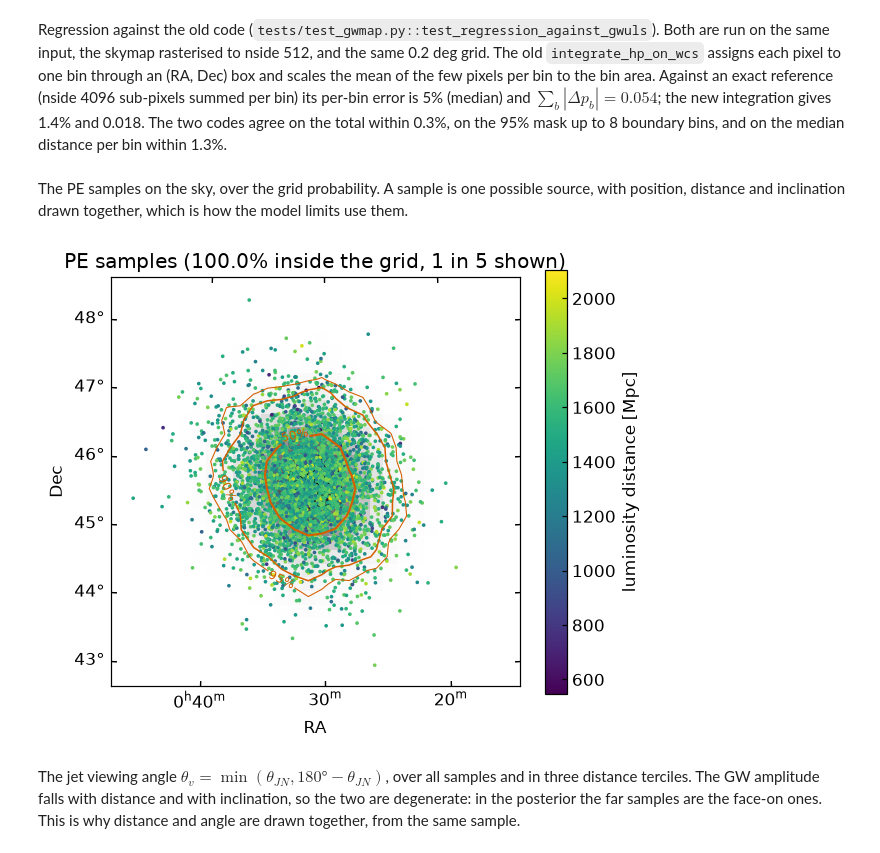
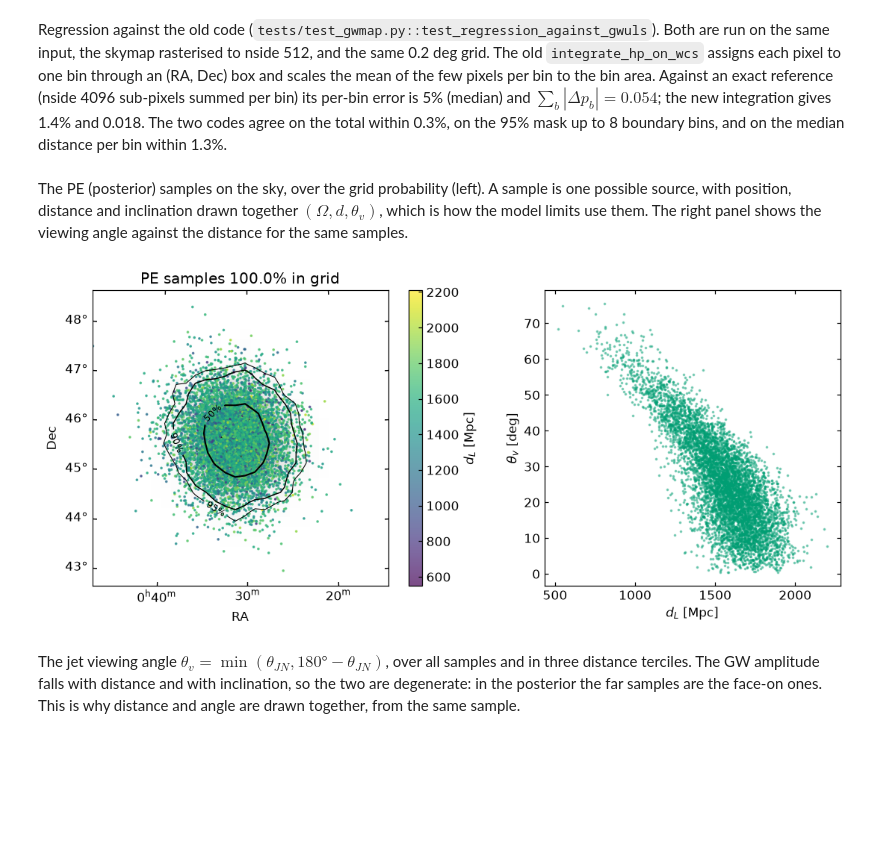
Before and after one commit to juanjq/uncertain-uls, a Jupyter notebook: studies/0_tools/01_gw_map.ipynb, the cells around one changed output. Saved outputs shown, nothing was run; the diff lists cells and outputs as text; code cells hidden in the pictures; blank space fills up the shorter version.

```diff
--- a/studies/0_tools/01_gw_map.ipynb
+++ b/studies/0_tools/01_gw_map.ipynb
@@ -33,10 +33,11 @@ import astropy_healpix as ah
 from astropy.coordinates import SkyCoord
 from gammapy.maps import WcsGeom
 from ligo.skymap.distance import marginal_pdf
+import ligo.skymap.plot
 
 from uuls import gwmap, gwpe, paths, cache
 from uuls.figures import FigureSaver, COLORS
 
 figs = FigureSaver("0_tools", "01_gw_map")
-SKYMAP = paths.GW_SKYMAPS / "S240615dg.fits"
 EVENT = "S240615dg"
+SKYMAP = paths.GW_SKYMAPS / f"{EVENT}.fits"
@@ -79,8 +82,12 @@ For the contours, each bin centre gets the credible level of the HEALPix pixel u
 ra_c, dec_c = (c.value for c in gw.geom.get_coord(mode="center")[:2])
 levels_img = gwmap.credible_levels(sky)[sky.lookup(ra_c, dec_c)]
 
-def sky_axes(fig):
-    ax = fig.add_subplot(111, projection=gw.geom.wcs)
+def sky_axes(fig, pos=111):
+    """pos: subplot code (e.g. 111) or an [left, bottom, width, height] rectangle in figure fractions."""
+    if isinstance(pos, (tuple, list)):
+        ax = fig.add_axes(pos, projection=gw.geom.wcs)
+    else:
+        ax = fig.add_subplot(pos, projection=gw.geom.wcs)
     ax.coords[0].set_axislabel("RA")
     ax.coords[1].set_axislabel("Dec")
     return ax
@@ -189,23 +195,30 @@ sub-pixels summed per bin) its per-bin error is 5% (median) and $\sum_b |\Delta
 the new integration gives 1.4% and 0.018. The two codes agree on the total within 0.3%, on the
 95% mask up to 8 boundary bins, and on the median distance per bin within 1.3%.
 # %% [markdown]
-The PE samples on the sky, over the grid probability. A sample is one possible source, with
-position, distance and inclination drawn together, which is how the model limits use them.
+The PE (posterior) samples on the sky, over the grid probability (left). A sample is one possible
+source, with position, distance and inclination drawn together $(\Omega, d, \theta_v)$, which is how the
+model limits use them. The right panel shows the viewing angle against the distance for the same samples.
 # %%
 in_grid = gw.geom.contains(SkyCoord(samples["ra"], samples["dec"], unit="deg"))
-fig = plt.figure(figsize=(6, 5))
-ax = sky_axes(fig)
+W, H = 11, 4.8                       # figure size in inches
+h = 3.6 / H                          # both panels are 3.6 in tall and square
+fig = plt.figure(figsize=(W, H))
+ax = sky_axes(fig, pos=[0.07, (1 - h) / 2, 3.6 / W, h])
 ax.imshow(gw.prob, origin="lower", cmap="Greys")
-contours(ax, color=COLORS[3])
-sub = samples[in_grid][::5]
-sc = ax.scatter(sub["ra"], sub["dec"], s=2, c=sub["luminosity_distance"], cmap="viridis",
-                transform=ax.get_transform("icrs"))
-fig.colorbar(sc, ax=ax, label="luminosity distance [Mpc]")
-ax.set_title(f"PE samples ({in_grid.mean():.1%} inside the grid, 1 in 5 shown)")
+contours(ax, color="0")
+sub = samples[in_grid][::3]
+sc = ax.scatter(sub["ra"], sub["dec"], s=2, c=sub["luminosity_distance"], cmap="viridis", transform=ax.get_transform("icrs"), alpha=0.7)
+ax.set_title(f"PE samples {in_grid.mean():.1%} in grid")
+cax = fig.add_axes([0.42, (1 - h) / 2, 0.015, h])
+fig.colorbar(sc, cax=cax, label="$d_L$ [Mpc]")
+
+ax2 = fig.add_axes([0.57, (1 - h) / 2, 3.6 / W, h])
+ax2.scatter(samples["luminosity_distance"][::3], samples["theta_v"][::3], s=2, color=COLORS[2], alpha=0.4)
+ax2.set(xlabel="$d_L$ [Mpc]", ylabel=r"$\theta_v$ [deg]")
 figs.save(fig, "pe_on_sky")
 plt.show()
 # %% [output]
-[figure, old version]
+[figure, new version]
 # %% [markdown]
 The jet viewing angle $\theta_v = \min(\theta_{JN}, 180° - \theta_{JN})$, over all samples and
 in three distance terciles. The GW amplitude falls with distance and with inclination, so
```
Also changed, not shown: parts of 5 cells of this notebook, 9 other files.
